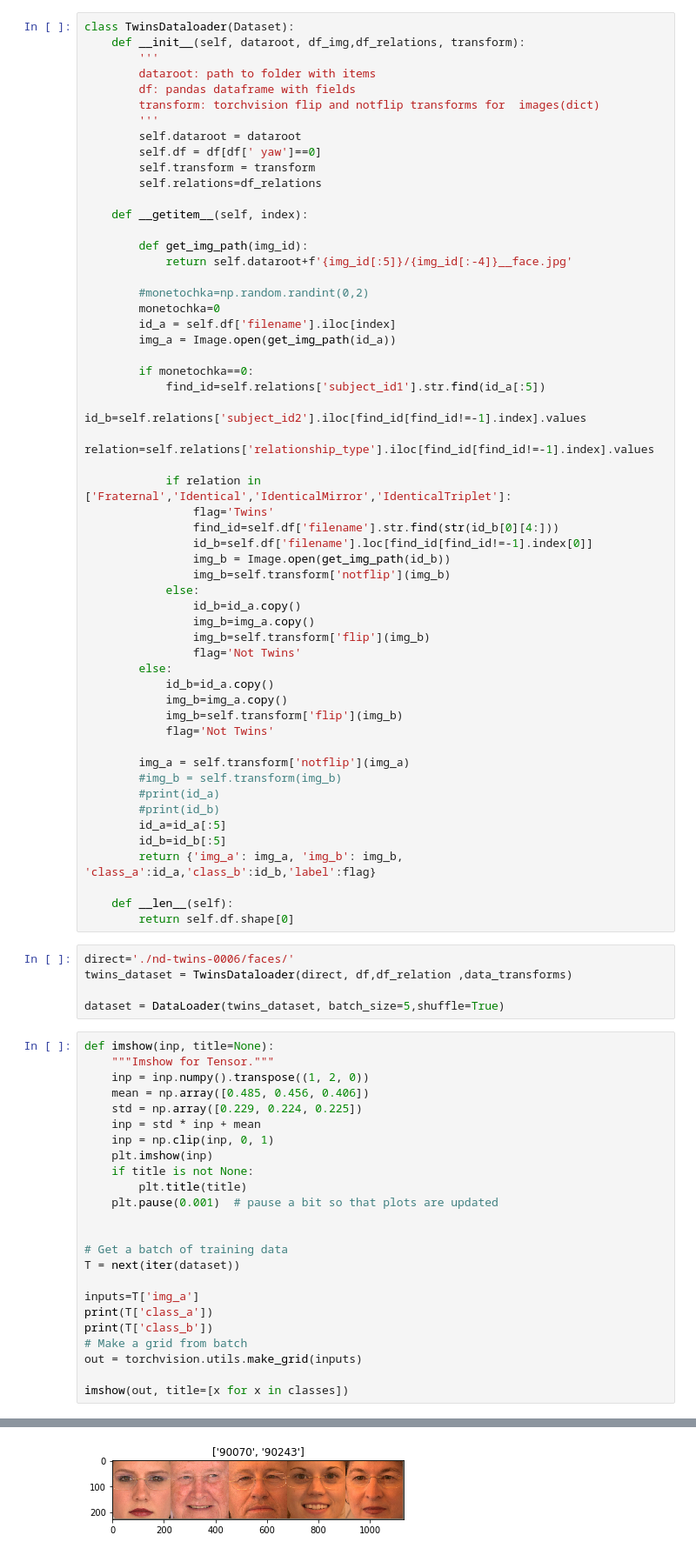
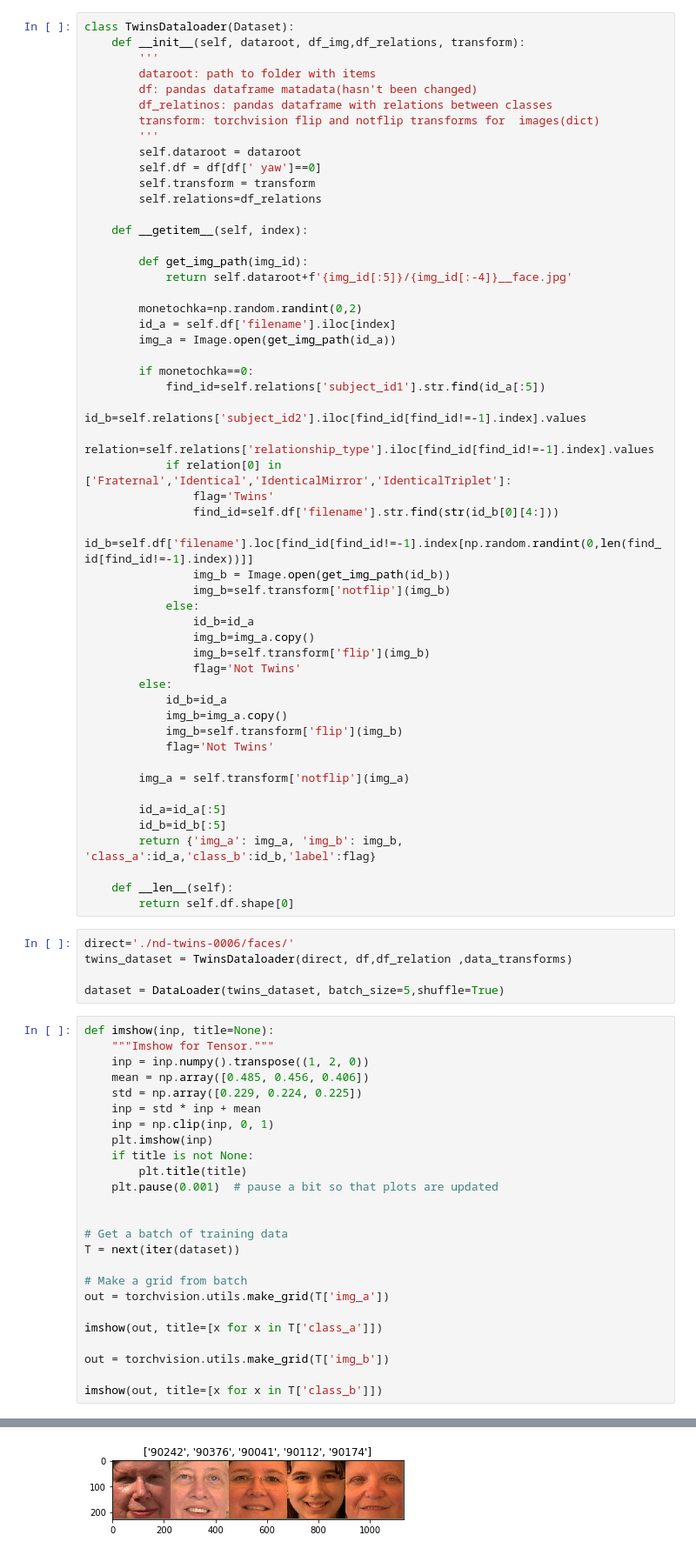
Before and after one commit to KhurramPirov/Twins-recognition, a Jupyter notebook: dataloader/Dataloader.ipynb, the cells around one changed output, grey strips where cells are left out. Shown at 87% size. Saved outputs shown, nothing was run; the diff lists cells and outputs as text.

```diff
--- a/dataloader/Dataloader.ipynb
+++ b/dataloader/Dataloader.ipynb
@@ -57,7 +56,8 @@ class TwinsDataloader(Dataset):
     def __init__(self, dataroot, df_img,df_relations, transform):
         '''
         dataroot: path to folder with items
-        df: pandas dataframe with fields
+        df: pandas dataframe matadata(hasn't been changed)
+        df_relatinos: pandas dataframe with relations between classes
         transform: torchvision flip and notflip transforms for  images(dict)
         '''
         self.dataroot = dataroot
@@ -70,8 +70,7 @@ class TwinsDataloader(Dataset):
         def get_img_path(img_id):
             return self.dataroot+f'{img_id[:5]}/{img_id[:-4]}__face.jpg'
 
-        #monetochka=np.random.randint(0,2)
-        monetochka=0
+        monetochka=np.random.randint(0,2)
         id_a = self.df['filename'].iloc[index]
         img_a = Image.open(get_img_path(id_a))
 
@@ -79,28 +78,25 @@ class TwinsDataloader(Dataset):
             find_id=self.relations['subject_id1'].str.find(id_a[:5])
             id_b=self.relations['subject_id2'].iloc[find_id[find_id!=-1].index].values
             relation=self.relations['relationship_type'].iloc[find_id[find_id!=-1].index].values
-
-            if relation in ['Fraternal','Identical','IdenticalMirror','IdenticalTriplet']:
+            if relation[0] in ['Fraternal','Identical','IdenticalMirror','IdenticalTriplet']:
                 flag='Twins'
                 find_id=self.df['filename'].str.find(str(id_b[0][4:]))
-                id_b=self.df['filename'].loc[find_id[find_id!=-1].index[0]]
+                id_b=self.df['filename'].loc[find_id[find_id!=-1].index[np.random.randint(0,len(find_id[find_id!=-1].index))]]
                 img_b = Image.open(get_img_path(id_b))
                 img_b=self.transform['notflip'](img_b)
             else:
-                id_b=id_a.copy()
+                id_b=id_a
                 img_b=img_a.copy()
                 img_b=self.transform['flip'](img_b)
                 flag='Not Twins'
         else:
-            id_b=id_a.copy()
+            id_b=id_a
             img_b=img_a.copy()
             img_b=self.transform['flip'](img_b)
             flag='Not Twins'
 
         img_a = self.transform['notflip'](img_a)
-        #img_b = self.transform(img_b)
-        #print(id_a)
-        #print(id_b)
+
         id_a=id_a[:5]
         id_b=id_b[:5]
         return {'img_a': img_a, 'img_b': img_b, 'class_a':id_a,'class_b':id_b,'label':flag}
@@ -129,11 +125,12 @@ def imshow(inp, title=None):
 # Get a batch of training data
 T = next(iter(dataset))
 
-inputs=T['img_a']
-print(T['class_a'])
-print(T['class_b'])
 # Make a grid from batch
-out = torchvision.utils.make_grid(inputs)
+out = torchvision.utils.make_grid(T['img_a'])
 
-imshow(out, title=[x for x in classes])
+imshow(out, title=[x for x in T['class_a']])
+
+out = torchvision.utils.make_grid(T['img_b'])
+
+imshow(out, title=[x for x in T['class_b']])
 # %% [output]
@@ -142 +137 @@ imshow(out, title=[x for x in classes])
-[figure, old version]
+[figure, new version]
```
Also changed, not shown: parts of 13 cells of this notebook, 2 other files.
